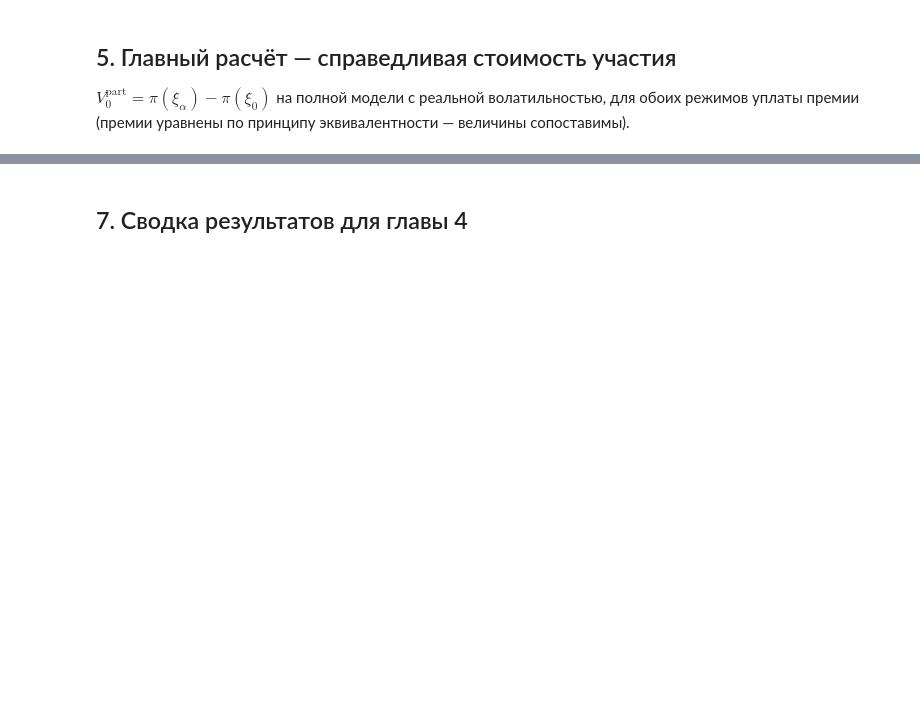
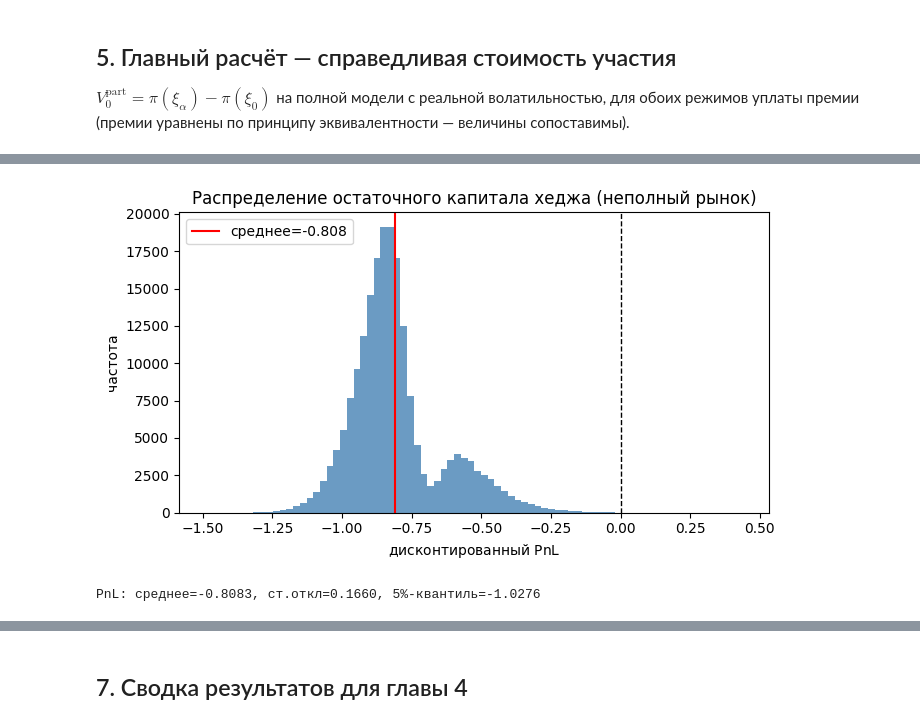
Before and after one commit to Limon4ik1LoVe/calculation_cost_participation_in_profits, a Jupyter notebook: calculator.ipynb, the cells around one changed output, grey strips where cells are left out. Cells and saved outputs as stored; diff of their text form; code cells hidden in the pictures; blank space fills up the shorter version.

```diff
--- a/calculator.ipynb
+++ b/calculator.ipynb
@@ -260,13 +379,16 @@ $V_0^{\mathrm{part}}=\pi(\xi_\alpha)-\pi(\xi_0)$ на полной модели
 волатильностью, для обоих режимов уплаты премии (премии уравнены по
 принципу эквивалентности — величины сопоставимы).
 # %%
-main_results={}
+main_results={}; pnl_store={}
 for mode in ['single','annual']:
-    pa=train_full(mode,ALPHA)
-    p0=train_full(mode,0.0)
+    net_a=train_full(mode,ALPHA)
+    pa,pnl_a=evaluate(net_a,mode,ALPHA,return_pnl=True)
+    net_0=train_full(mode,0.0)
+    p0=evaluate(net_0,mode,0.0)
     main_results[mode]=dict(pi_alpha=pa, pi_0=p0, V_part=pa-p0)
+    pnl_store[mode]=pnl_a
     print(f"[{mode:6}] pi(xi_alpha)={pa:.5f}  pi(xi_0)={p0:.5f}  "
-          f"V_part={pa-p0:.5f}")
+          f"V_part={pa-p0:.5f}   (out-of-sample)")
 
 modes=list(main_results); vparts=[main_results[m]['V_part'] for m in modes]
 plt.figure(figsize=(6,4))
@@ -315,0 +411,14 @@ def price_c(sigma=SIGMA,lam=LAM,rho_h=RHO_H,gamma=GAMMA,alpha=1.0,M=12000,epochs
+# %%
+X=pnl_store['single']
+plt.figure(figsize=(7,4))
+plt.hist(X, bins=80, color='steelblue', alpha=0.8)
+plt.axvline(0, color='k', ls='--', lw=1)
+plt.axvline(X.mean(), color='r', ls='-', lw=1.5, label=f"среднее={X.mean():.3f}")
+plt.xlabel(r"дисконтированный $\mathrm{PnL}$"); plt.ylabel("частота")
+plt.title("Распределение остаточного капитала хеджа (неполный рынок)")
+plt.legend(); plt.tight_layout(); plt.show()
+print(f"PnL: среднее={X.mean():.4f}, ст.откл={X.std():.4f}, "
+      f"5%-квантиль={np.percentile(X,5):.4f}")
+# %% [output]
+[figure, added]
+PnL: среднее=-0.8083, ст.откл=0.1660, 5%-квантиль=-1.0276
```
Also changed, not shown: parts of 16 cells of this notebook, 1 other file.
